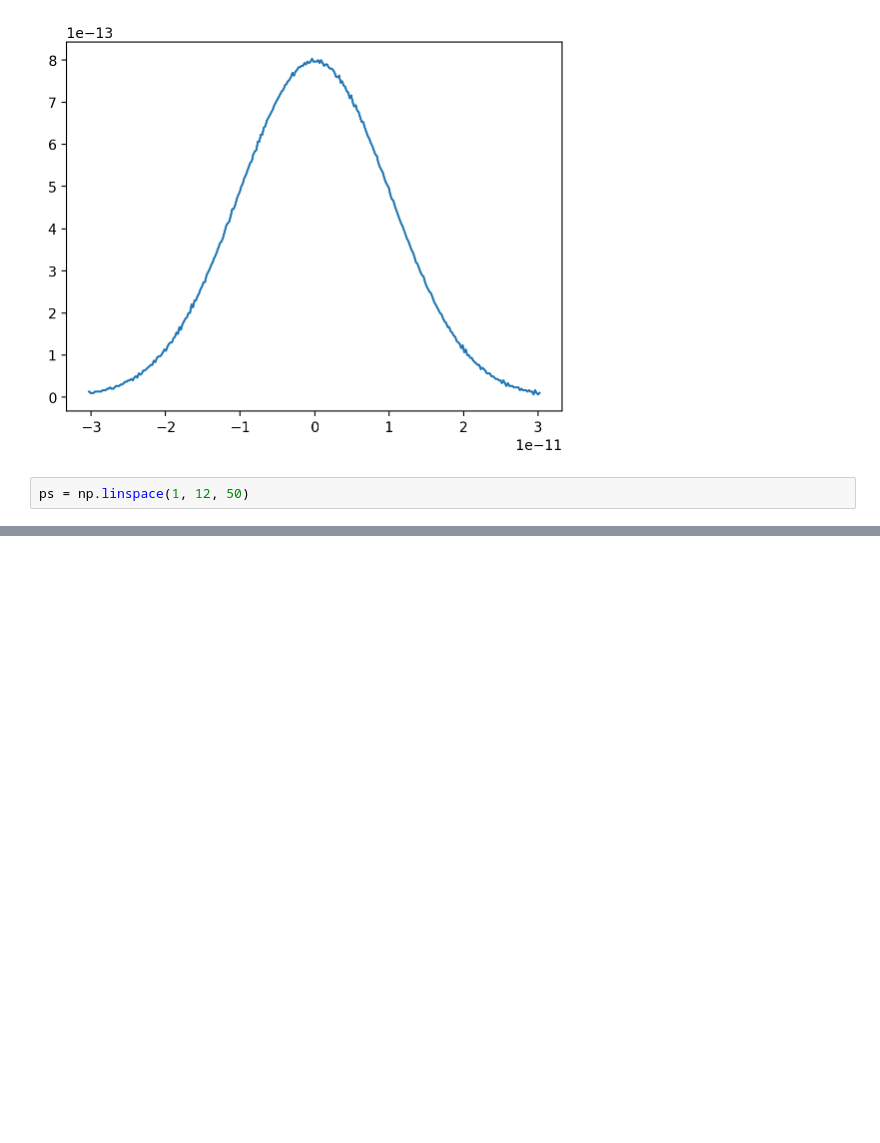
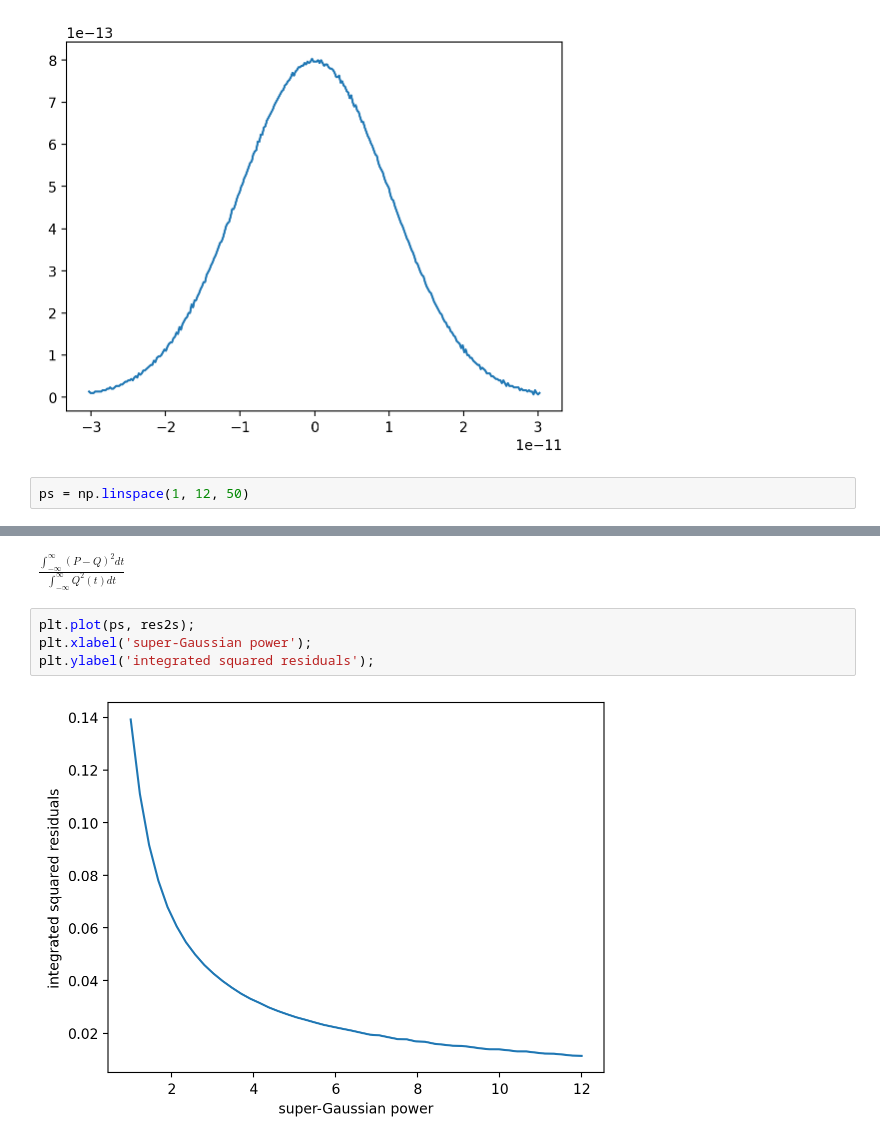
Before and after one commit to ColwynGulliford/distgen, a Jupyter notebook: examples/metrics/metrics.ipynb, the cells around one changed output, grey strips where cells are left out. Saved outputs shown, nothing was run; the diff lists cells and outputs as text; blank space fills up the shorter version.

```diff
--- a/examples/metrics/metrics.ipynb
+++ b/examples/metrics/metrics.ipynb
@@ -217 +162,9 @@ plt.plot(ps, res2s);
+# %% [markdown]
+$\frac{\int_{-\infty}^{\infty} (P-Q)^2dt}{\int_{-\infty}^{\infty} Q^2(t)dt}$
+# %%
+plt.plot(ps, res2s);
+plt.xlabel('super-Gaussian power');
+plt.ylabel('integrated squared residuals');
+# %% [output]
+[figure, added]
 # %%
```
Also changed, not shown: parts of 8 cells of this notebook, 17 other files.
